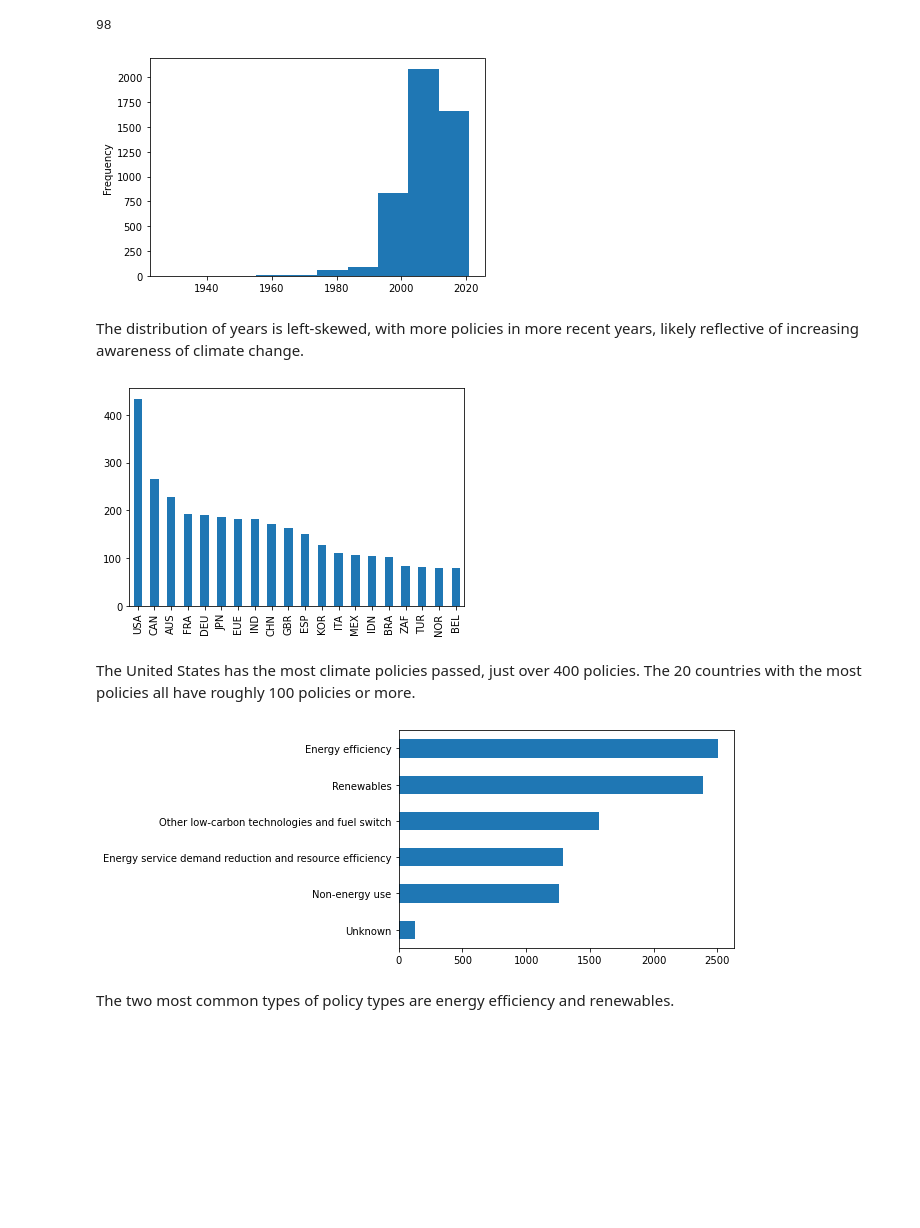
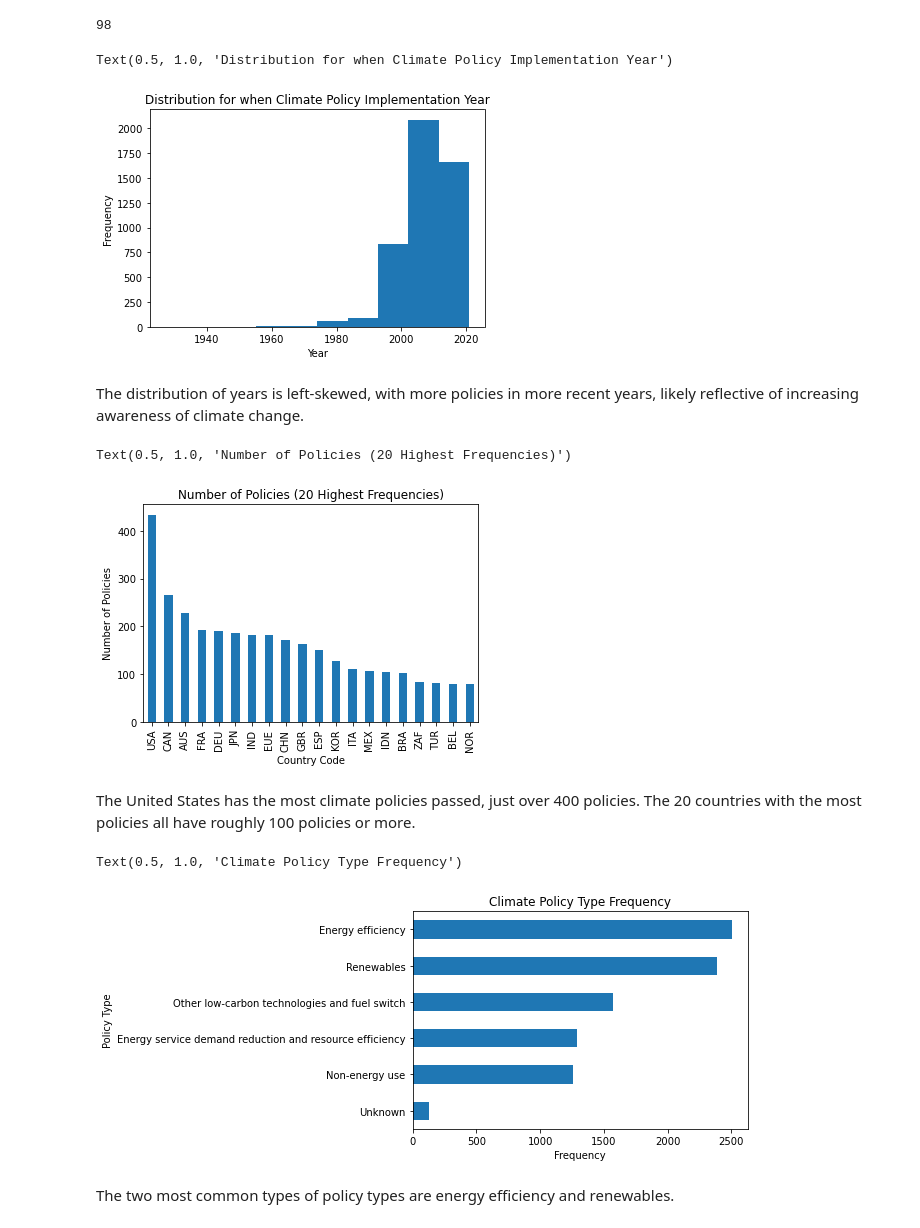
Before and after one commit to bborn3/Emissions_Project, a Jupyter notebook: FinalProject_group015.ipynb, the cells around one changed output. Cells and saved outputs as stored; diff of their text form; code cells hidden in the pictures; blank space fills up the shorter version.

```diff
--- a/FinalProject_group015.ipynb
+++ b/FinalProject_group015.ipynb
@@ -406,24 +422,35 @@ upper_bound = 2014 + 1.5 * iqr
 98
 # %%
 # generate plot of years to analyze values
-climate_policy_data['Date of decision'].plot(kind='hist');
+ax = climate_policy_data['Date of decision'].plot(kind='hist');
+ax.set_xlabel("Year")
+ax.set_title("Distribution for when Climate Policy Implementation Year")
 # %% [output]
+Text(0.5, 1.0, 'Distribution for when Climate Policy Implementation Year')
-[figure, old version]
+[figure, new version]
 # %% [markdown]
 The distribution of years is left-skewed, with more policies in more recent years, likely reflective of increasing awareness of climate change.
 # %%
 # generate plot of top countries to analyze values
-climate_policy_data['Country ISO'].value_counts().nlargest(20).plot(kind='bar');
+ax = climate_policy_data['Country ISO'].value_counts().nlargest(20).plot(kind='bar');
+ax.set_xlabel("Country Code")
+ax.set_ylabel("Number of Policies")
+ax.set_title("Number of Policies (20 Highest Frequencies)")
 # %% [output]
+Text(0.5, 1.0, 'Number of Policies (20 Highest Frequencies)')
-[figure, old version]
+[figure, new version]
 # %% [markdown]
 The United States has the most climate policies passed, just over 400 policies. The 20 countries with the most policies all have roughly 100 policies or more.
 # %%
 # plot distribution of policy types
-pd.Series(climate_policy_data['Policy type'].str.split(', ').dropna()
+ax = pd.Series(climate_policy_data['Policy type'].str.split(', ').dropna()
           .sum()).value_counts(ascending=True).plot(kind='barh');
+ax.set_xlabel("Frequency")
+ax.set_ylabel("Policy Type")
+ax.set_title("Climate Policy Type Frequency")
 # %% [output]
+Text(0.5, 1.0, 'Climate Policy Type Frequency')
-[figure, old version]
+[figure, new version]
 # %% [markdown]
 The two most common types of policy types are energy efficiency and renewables.
 # %%
```
Also changed, not shown: parts of 19 cells of this notebook.
